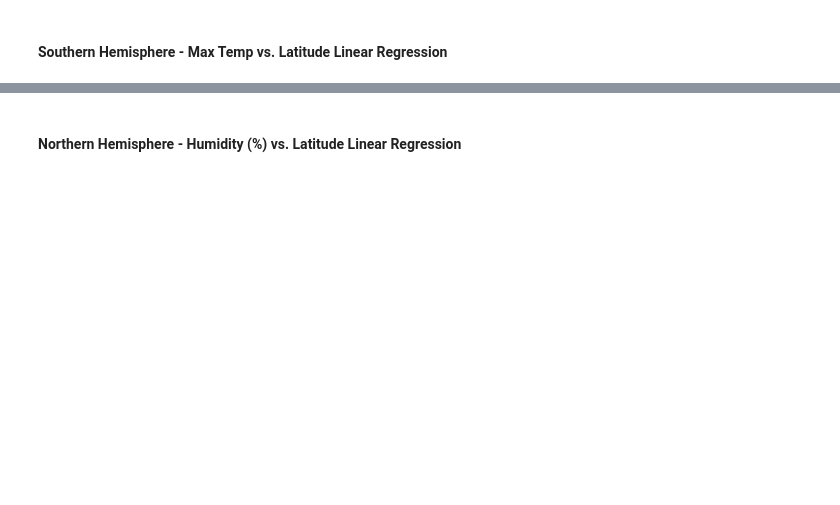
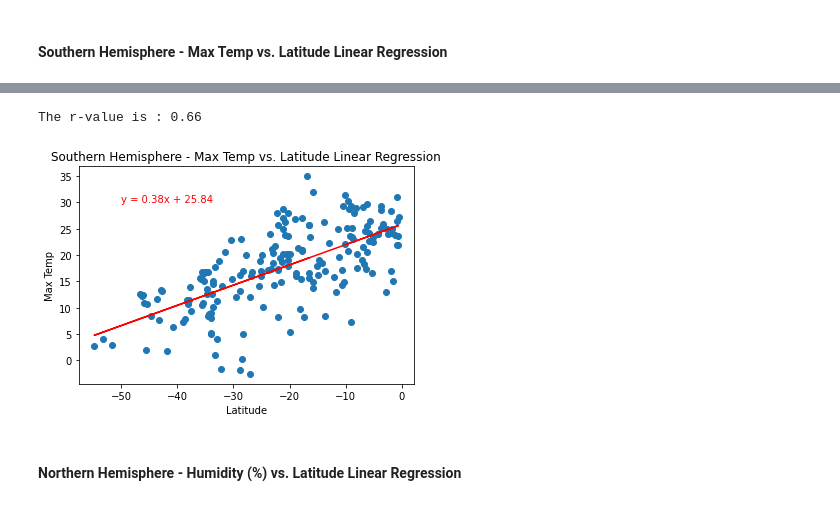
Before and after one commit to RanjaniAnjurVenkatraman/python-api-challenge, a Jupyter notebook: Weatherpy/WeatherPy.ipynb, the cells around one changed output, grey strips where cells are left out. Drawn from its saved outputs; the diff is of its cells as text; code cells hidden in the pictures; blank space fills up the shorter version.

```diff
--- a/Weatherpy/WeatherPy.ipynb
+++ b/Weatherpy/WeatherPy.ipynb
@@ -272,2 +298,17 @@ The r-value is: 0.6082708688906918
+# %%
+#Calling Function
+equation = linear_agression(s_hemisphere["Lat"], s_hemisphere["Max Temp"])
+annotate(equation, -50, 30)
+
+#properties
+plt.title("Southern Hemisphere - Max Temp vs. Latitude Linear Regression")
+plt.xlabel("Latitude")
+plt.ylabel("Max Temp")
+
+# Save the figure
+plt.savefig("../output_data/Southern Hemisphere - Max Temp vs. Latitude Linear Regression.png")
+# %% [output]
+The r-value is : 0.66
+[figure, added]
 # %% [markdown]
 ####  Northern Hemisphere - Humidity (%) vs. Latitude Linear Regression
```
Also changed, not shown: parts of 19 cells of this notebook, 1 other file.
